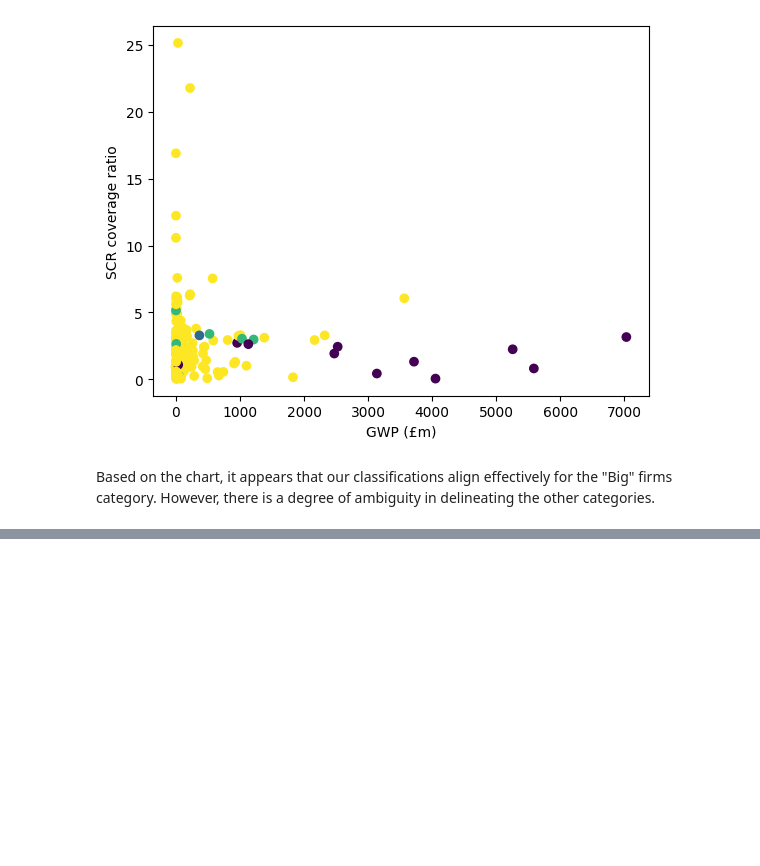
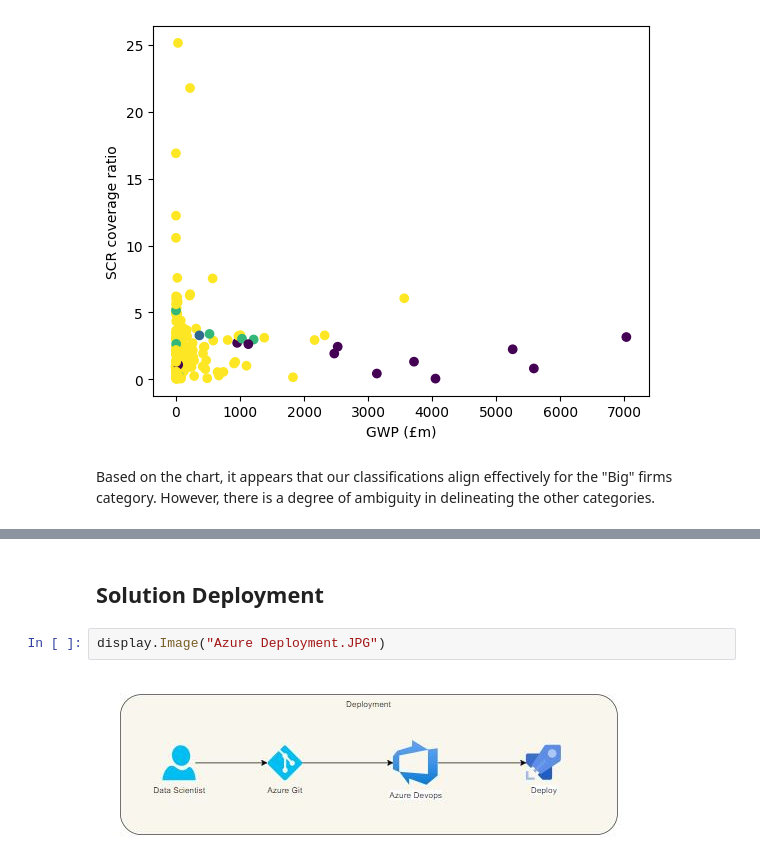
Before and after one commit to ThalyaGIT/BOE_Supervision_Challenge, a Jupyter notebook: BoE Supervision Report.ipynb, the cells around one changed output, grey strips where cells are left out. Saved outputs shown, nothing was run; the diff lists cells and outputs as text; blank space fills up the shorter version.

```diff
--- a/BoE Supervision Report.ipynb
+++ b/BoE Supervision Report.ipynb
@@ -293,0 +335,6 @@ Based on the chart, it appears that our classifications align effectively for th
+# %% [markdown]
+## Solution Deployment
+# %%
+display.Image("Azure Deployment.JPG")
+# %% [output]
+[figure, added]
```
Also changed, not shown: parts of 31 cells of this notebook, 3 other files.
